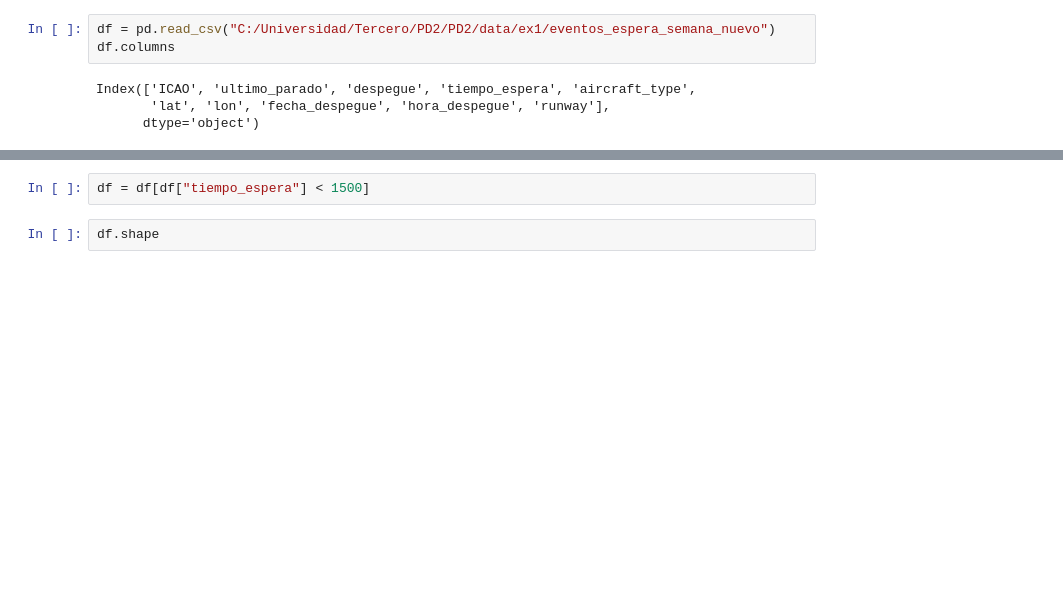
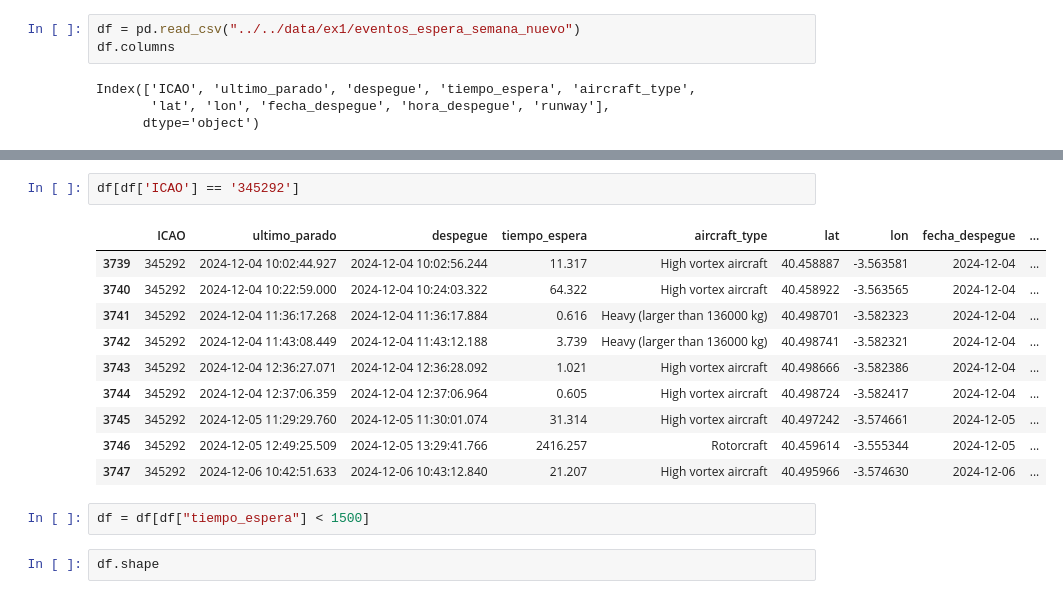
Before and after one commit to artemvarucm/PD2, a Jupyter notebook: src/exploracion/ALL_exploracion_tiempos_espera.ipynb, the cells around one changed output, grey strips where cells are left out. Cells and saved outputs as stored; diff of their text form; blank space fills up the shorter version.

Commit message:
Exploracion tiempos espera mismo icao, diferente categoria

```diff
--- a/src/exploracion/ALL_exploracion_tiempos_espera.ipynb
+++ b/src/exploracion/ALL_exploracion_tiempos_espera.ipynb
@@ -6,7 +6,7 @@
 import pandas as pd
 import matplotlib.pyplot as plt
 # %%
-df = pd.read_csv("C:/Universidad/Tercero/PD2/PD2/data/ex1/eventos_espera_semana_nuevo")
+df = pd.read_csv("../../data/ex1/eventos_espera_semana_nuevo")
 df.columns
 # %% [output]
 Index(['ICAO', 'ultimo_parado', 'despegue', 'tiempo_espera', 'aircraft_type',
@@ -15,3 +35,16 @@ Index(['ICAO', 'ultimo_parado', 'despegue', 'tiempo_espera', 'aircraft_type',
+# %%
+df[df['ICAO'] == '345292']
+# %% [output]
+|  | ICAO | ultimo_parado | despegue | tiempo_espera | aircraft_type | lat | lon | fecha_despegue | ... |
+| 3739 | 345292 | 2024-12-04 10:02:44.927 | 2024-12-04 10:02:56.244 | 11.317 | High vortex aircraft | 40.458887 | -3.563581 | 2024-12-04 | ... |
+| 3740 | 345292 | 2024-12-04 10:22:59.000 | 2024-12-04 10:24:03.322 | 64.322 | High vortex aircraft | 40.458922 | -3.563565 | 2024-12-04 | ... |
+| 3741 | 345292 | 2024-12-04 11:36:17.268 | 2024-12-04 11:36:17.884 | 0.616 | Heavy (larger than 136000 kg) | 40.498701 | -3.582323 | 2024-12-04 | ... |
+| 3742 | 345292 | 2024-12-04 11:43:08.449 | 2024-12-04 11:43:12.188 | 3.739 | Heavy (larger than 136000 kg) | 40.498741 | -3.582321 | 2024-12-04 | ... |
+| 3743 | 345292 | 2024-12-04 12:36:27.071 | 2024-12-04 12:36:28.092 | 1.021 | High vortex aircraft | 40.498666 | -3.582386 | 2024-12-04 | ... |
+| 3744 | 345292 | 2024-12-04 12:37:06.359 | 2024-12-04 12:37:06.964 | 0.605 | High vortex aircraft | 40.498724 | -3.582417 | 2024-12-04 | ... |
+| 3745 | 345292 | 2024-12-05 11:29:29.760 | 2024-12-05 11:30:01.074 | 31.314 | High vortex aircraft | 40.497242 | -3.574661 | 2024-12-05 | ... |
+| 3746 | 345292 | 2024-12-05 12:49:25.509 | 2024-12-05 13:29:41.766 | 2416.257 | Rotorcraft | 40.459614 | -3.555344 | 2024-12-05 | ... |
+| 3747 | 345292 | 2024-12-06 10:42:51.633 | 2024-12-06 10:43:12.840 | 21.207 | High vortex aircraft | 40.495966 | -3.574630 | 2024-12-06 | ... |
 # %%
 df = df[df["tiempo_espera"] < 1500]
 # %%
```
Also changed, not shown: parts of 1 cell of this notebook, 1 other file.
